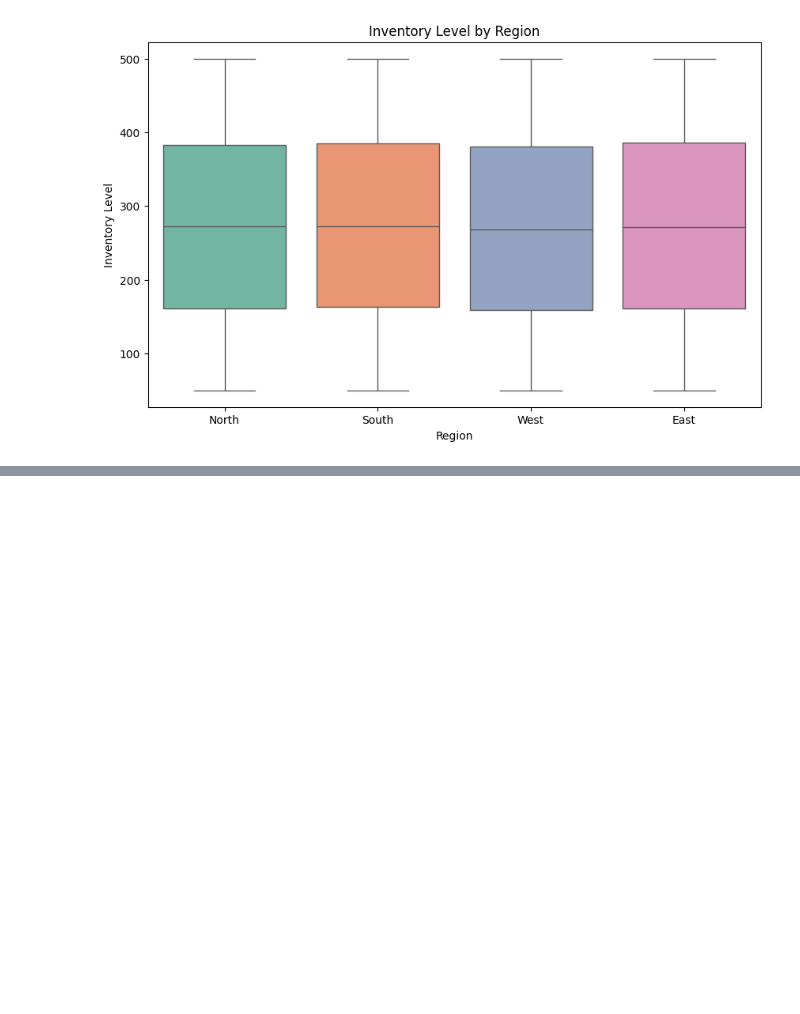
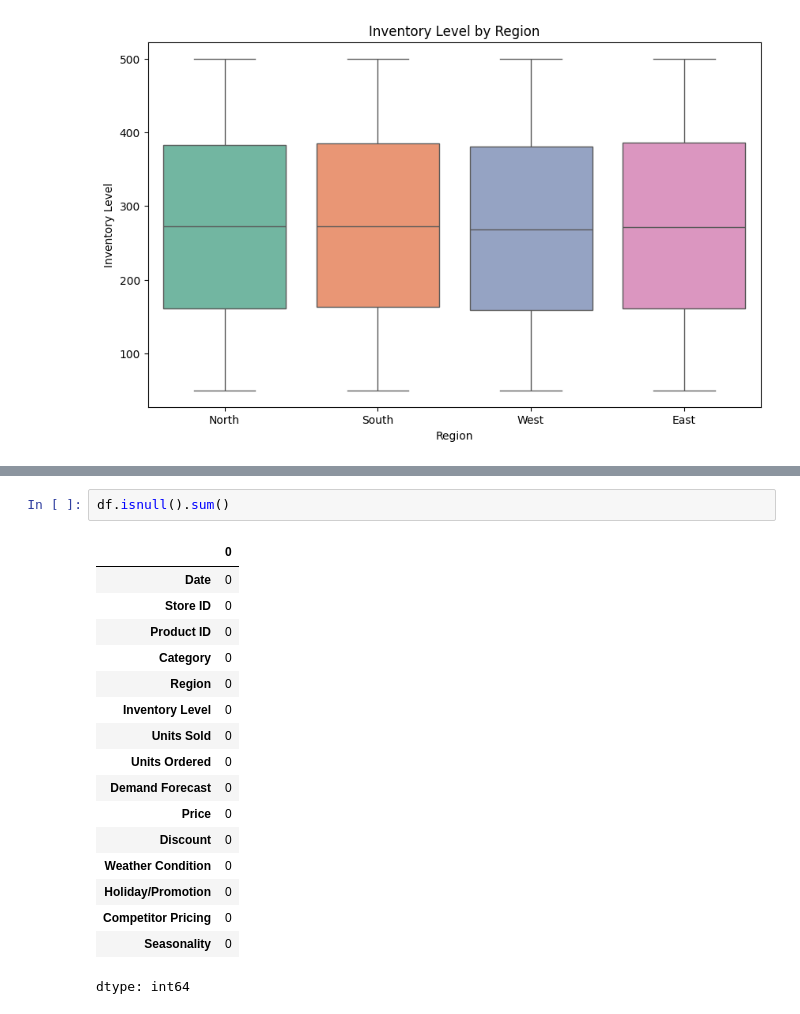
Before and after one commit to psmakol1/retail_store_inventory_forecast, a Jupyter notebook: capstone.ipynb, the cells around one changed output, grey strips where cells are left out. Cells and saved outputs as stored; diff of their text form; blank space fills up the shorter version.

```diff
--- a/capstone.ipynb
+++ b/capstone.ipynb
@@ -188,0 +218,20 @@ plt.show()
+# %%
+df.isnull().sum()
+# %% [output]
+|  | 0 |
+| Date | 0 |
+| Store ID | 0 |
+| Product ID | 0 |
+| Category | 0 |
+| Region | 0 |
+| Inventory Level | 0 |
+| Units Sold | 0 |
+| Units Ordered | 0 |
+| Demand Forecast | 0 |
+| Price | 0 |
+| Discount | 0 |
+| Weather Condition | 0 |
+| Holiday/Promotion | 0 |
+| Competitor Pricing | 0 |
+| Seasonality | 0 |
+dtype: int64
```
Also changed, not shown: parts of 16 cells of this notebook.
